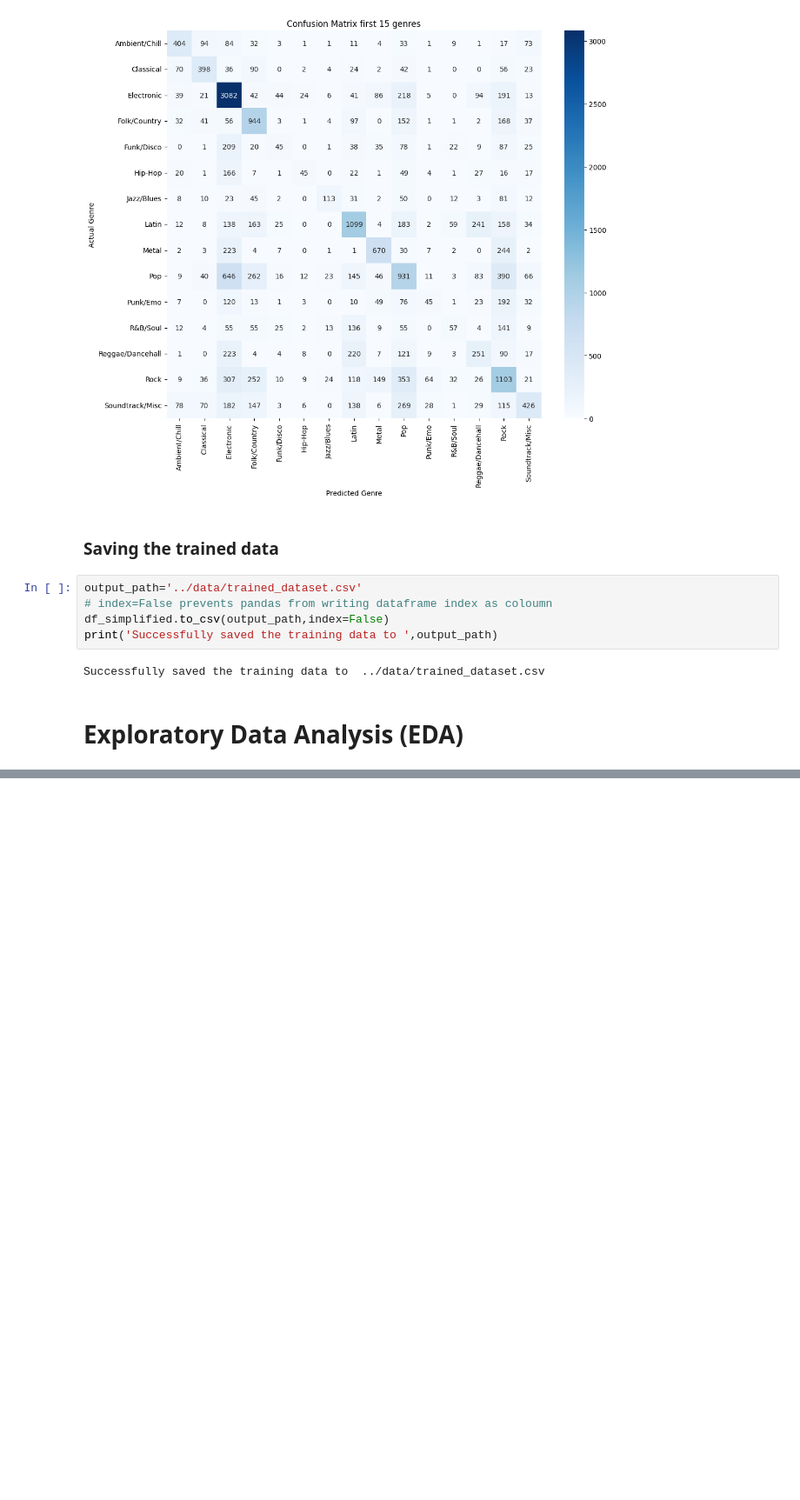
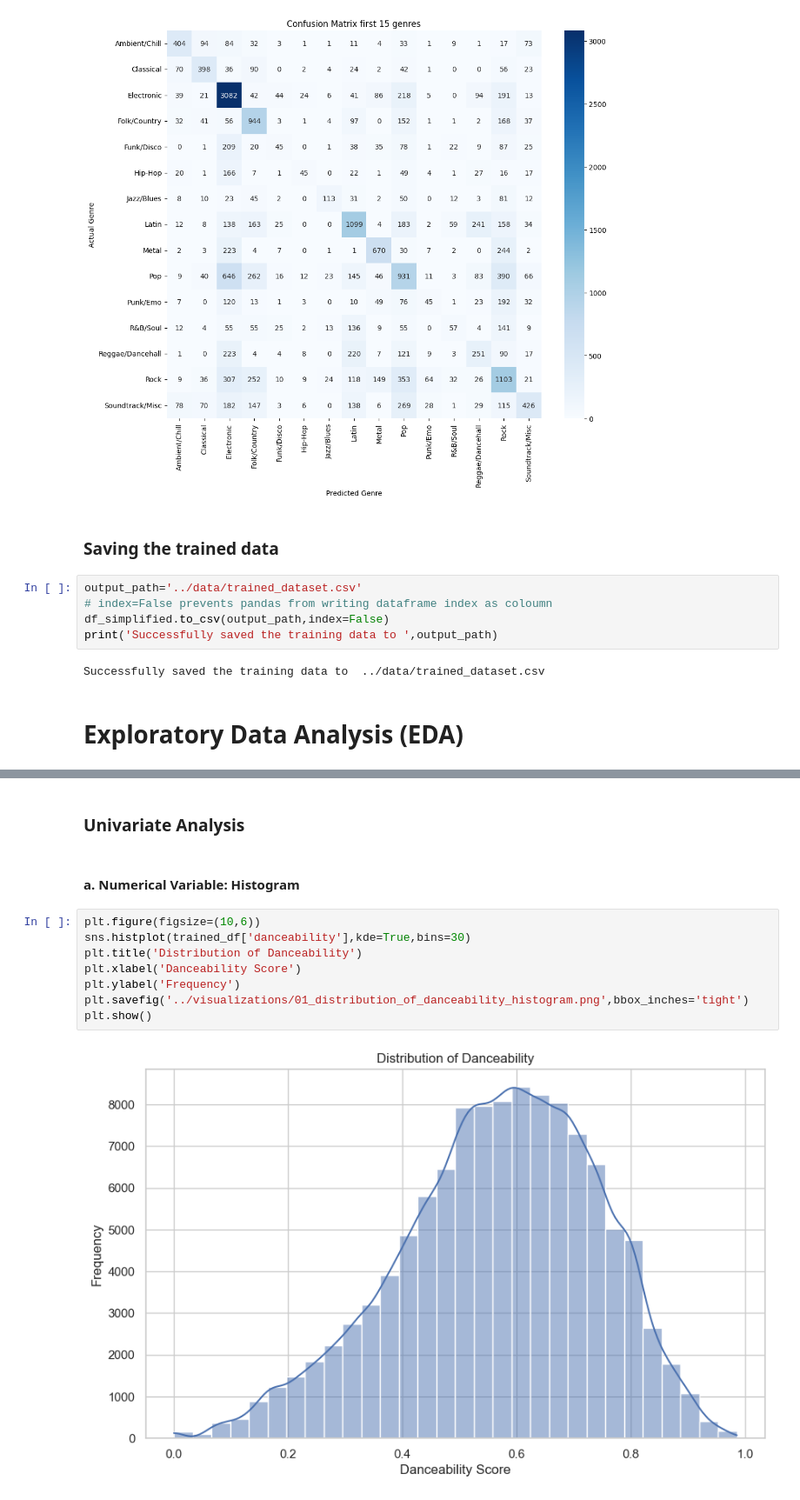
Before and after one commit to aarushchaudhary/musicgenreclassification, a Jupyter notebook: notebooks/analysis.ipynb, the cells around one changed output, grey strips where cells are left out. Shown: that part at 87% size. Cells and saved outputs as stored; diff of their text form; blank space fills up the shorter version.

```diff
--- a/notebooks/analysis.ipynb
+++ b/notebooks/analysis.ipynb
@@ -210,0 +286,14 @@ Successfully saved the training data to  ../data/trained_dataset.csv
+# %% [markdown]
+### Univariate Analysis
+# %% [markdown]
+#### a. Numerical Variable: Histogram
+# %%
+plt.figure(figsize=(10,6))
+sns.histplot(trained_df['danceability'],kde=True,bins=30)
+plt.title('Distribution of Danceability')
+plt.xlabel('Danceability Score')
+plt.ylabel('Frequency')
+plt.savefig('../visualizations/01_distribution_of_danceability_histogram.png',bbox_inches='tight')
+plt.show()
+# %% [output]
+[figure, added]
```
Also changed, not shown: parts of 20 cells of this notebook, 6 other files.
